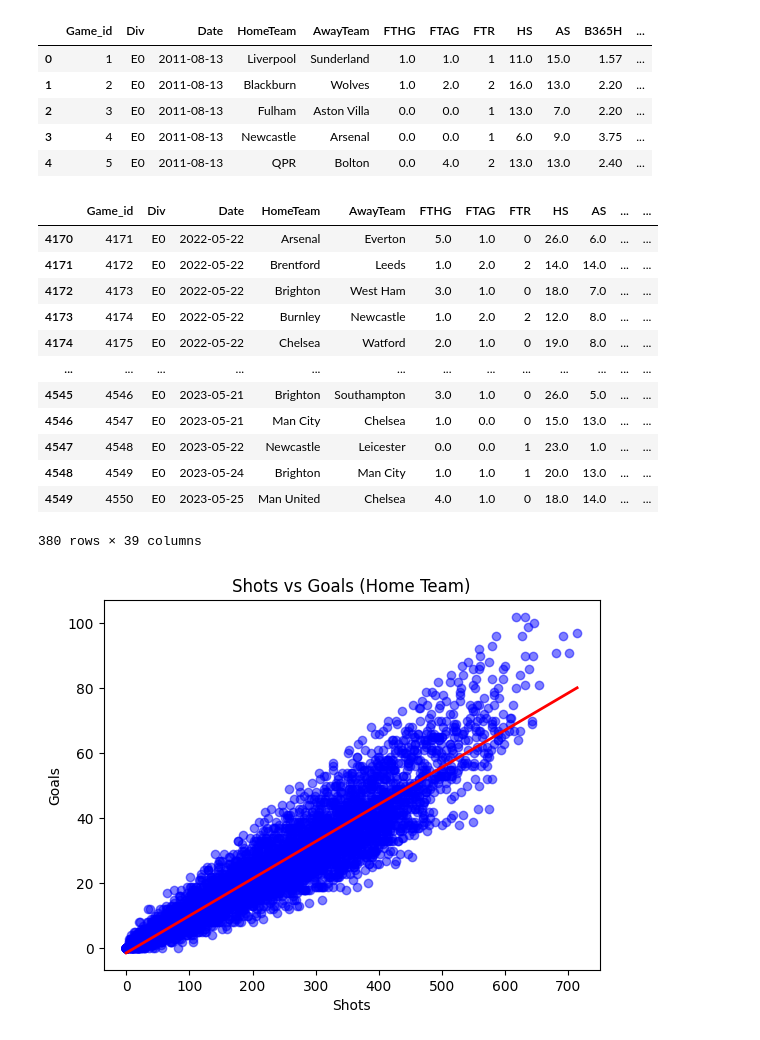
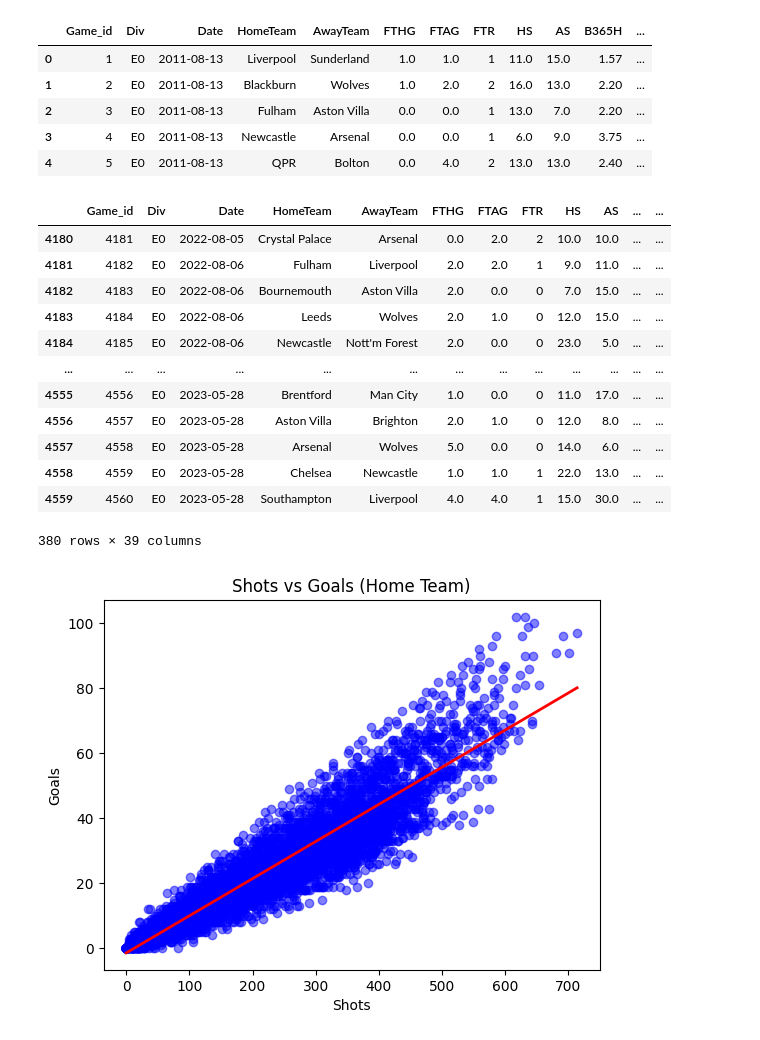
Before and after one commit to EdsonMenin/tcc, a Jupyter notebook: TCC.ipynb, the cells around one changed output. Cells and saved outputs as stored; diff of their text form; code cells hidden in the pictures.

```diff
--- a/TCC.ipynb
+++ b/TCC.ipynb
@@ -304,28 +304,23 @@ data.loc[:, 'avg_conceded_away_team'] = data['avg_conceded_away_team'].fillna(0)
 # %%
 df_subset = data[['HomeTeam', 'AwayTeam', 'Round', 'Wins_Home_Team', 'Wins_Away_Team',
                   'Loss_Home_Team', 'Loss_Away_Team', 'Draw_Home_Team', 'Draw_Away_Team',
                   'Goals_Home_Team', 'Goals_Away_Team', 'Shots_Home_Team', 'Shots_Away_Team',
                   'Conceded_Goals_Home_Team', 'Conceded_Goals_Away_Team']]
 
-# Extraindo as últimas 10 linhas para futura analise
-ultimas_10_linhas = data.tail(10)
-
-data = data[:-10]
-
 data.tail(380)
 # %% [output]
 |  | Game_id | Div | Date | HomeTeam | AwayTeam | FTHG | FTAG | FTR | HS | AS | ... | ... |
-| 4170 | 4171 | E0 | 2022-05-22 | Arsenal | Everton | 5.0 | 1.0 | 0 | 26.0 | 6.0 | ... | ... |
-| 4171 | 4172 | E0 | 2022-05-22 | Brentford | Leeds | 1.0 | 2.0 | 2 | 14.0 | 14.0 | ... | ... |
-| 4172 | 4173 | E0 | 2022-05-22 | Brighton | West Ham | 3.0 | 1.0 | 0 | 18.0 | 7.0 | ... | ... |
-| 4173 | 4174 | E0 | 2022-05-22 | Burnley | Newcastle | 1.0 | 2.0 | 2 | 12.0 | 8.0 | ... | ... |
-| 4174 | 4175 | E0 | 2022-05-22 | Chelsea | Watford | 2.0 | 1.0 | 0 | 19.0 | 8.0 | ... | ... |
+| 4180 | 4181 | E0 | 2022-08-05 | Crystal Palace | Arsenal | 0.0 | 2.0 | 2 | 10.0 | 10.0 | ... | ... |
+| 4181 | 4182 | E0 | 2022-08-06 | Fulham | Liverpool | 2.0 | 2.0 | 1 | 9.0 | 11.0 | ... | ... |
+| 4182 | 4183 | E0 | 2022-08-06 | Bournemouth | Aston Villa | 2.0 | 0.0 | 0 | 7.0 | 15.0 | ... | ... |
+| 4183 | 4184 | E0 | 2022-08-06 | Leeds | Wolves | 2.0 | 1.0 | 0 | 12.0 | 15.0 | ... | ... |
+| 4184 | 4185 | E0 | 2022-08-06 | Newcastle | Nott'm Forest | 2.0 | 0.0 | 0 | 23.0 | 5.0 | ... | ... |
 | ... | ... | ... | ... | ... | ... | ... | ... | ... | ... | ... | ... | ... |
-| 4545 | 4546 | E0 | 2023-05-21 | Brighton | Southampton | 3.0 | 1.0 | 0 | 26.0 | 5.0 | ... | ... |
-| 4546 | 4547 | E0 | 2023-05-21 | Man City | Chelsea | 1.0 | 0.0 | 0 | 15.0 | 13.0 | ... | ... |
-| 4547 | 4548 | E0 | 2023-05-22 | Newcastle | Leicester | 0.0 | 0.0 | 1 | 23.0 | 1.0 | ... | ... |
-| 4548 | 4549 | E0 | 2023-05-24 | Brighton | Man City | 1.0 | 1.0 | 1 | 20.0 | 13.0 | ... | ... |
-| 4549 | 4550 | E0 | 2023-05-25 | Man United | Chelsea | 4.0 | 1.0 | 0 | 18.0 | 14.0 | ... | ... |
+| 4555 | 4556 | E0 | 2023-05-28 | Brentford | Man City | 1.0 | 0.0 | 0 | 11.0 | 17.0 | ... | ... |
+| 4556 | 4557 | E0 | 2023-05-28 | Aston Villa | Brighton | 2.0 | 1.0 | 0 | 12.0 | 8.0 | ... | ... |
+| 4557 | 4558 | E0 | 2023-05-28 | Arsenal | Wolves | 5.0 | 0.0 | 0 | 14.0 | 6.0 | ... | ... |
+| 4558 | 4559 | E0 | 2023-05-28 | Chelsea | Newcastle | 1.0 | 1.0 | 1 | 22.0 | 13.0 | ... | ... |
+| 4559 | 4560 | E0 | 2023-05-28 | Southampton | Liverpool | 4.0 | 4.0 | 1 | 15.0 | 30.0 | ... | ... |
 380 rows × 39 columns
 # %%
 #ultimas_10_linhas
```
Also changed, not shown: parts of 15 cells of this notebook.
